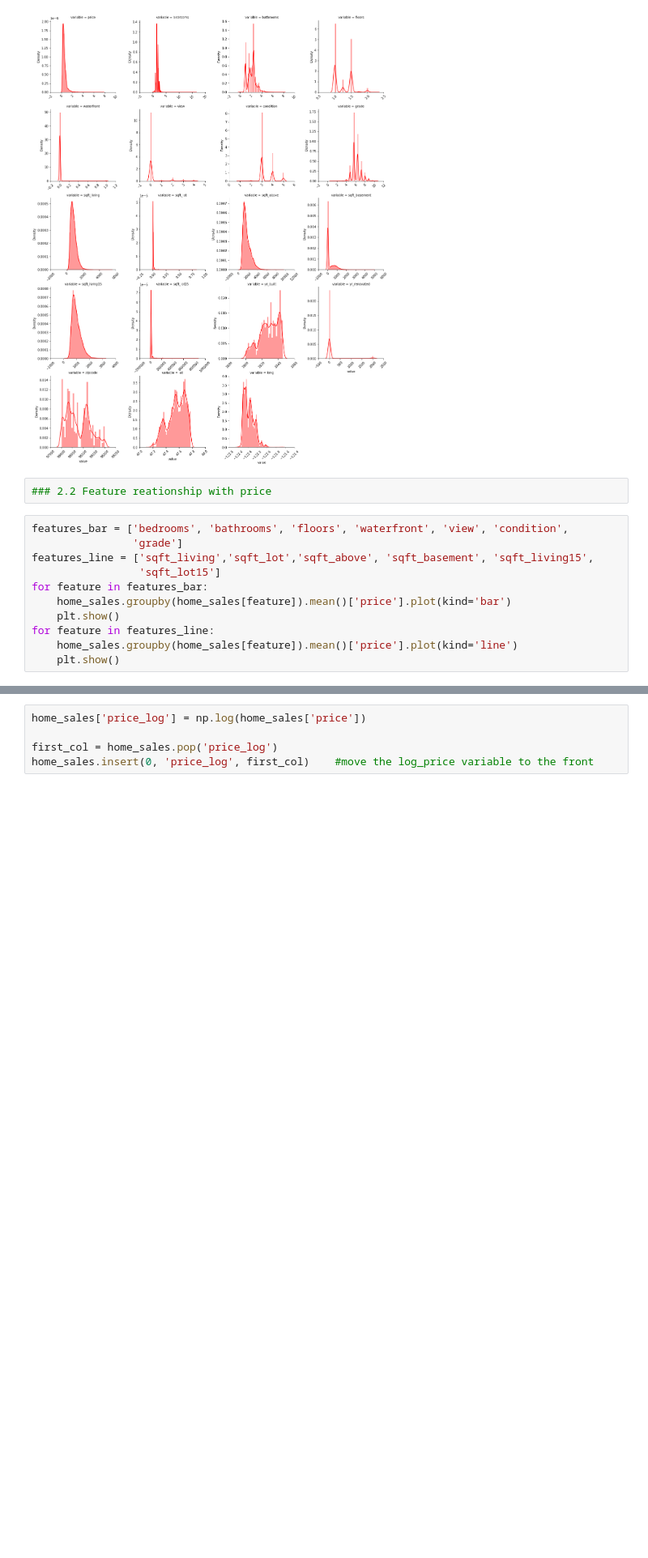
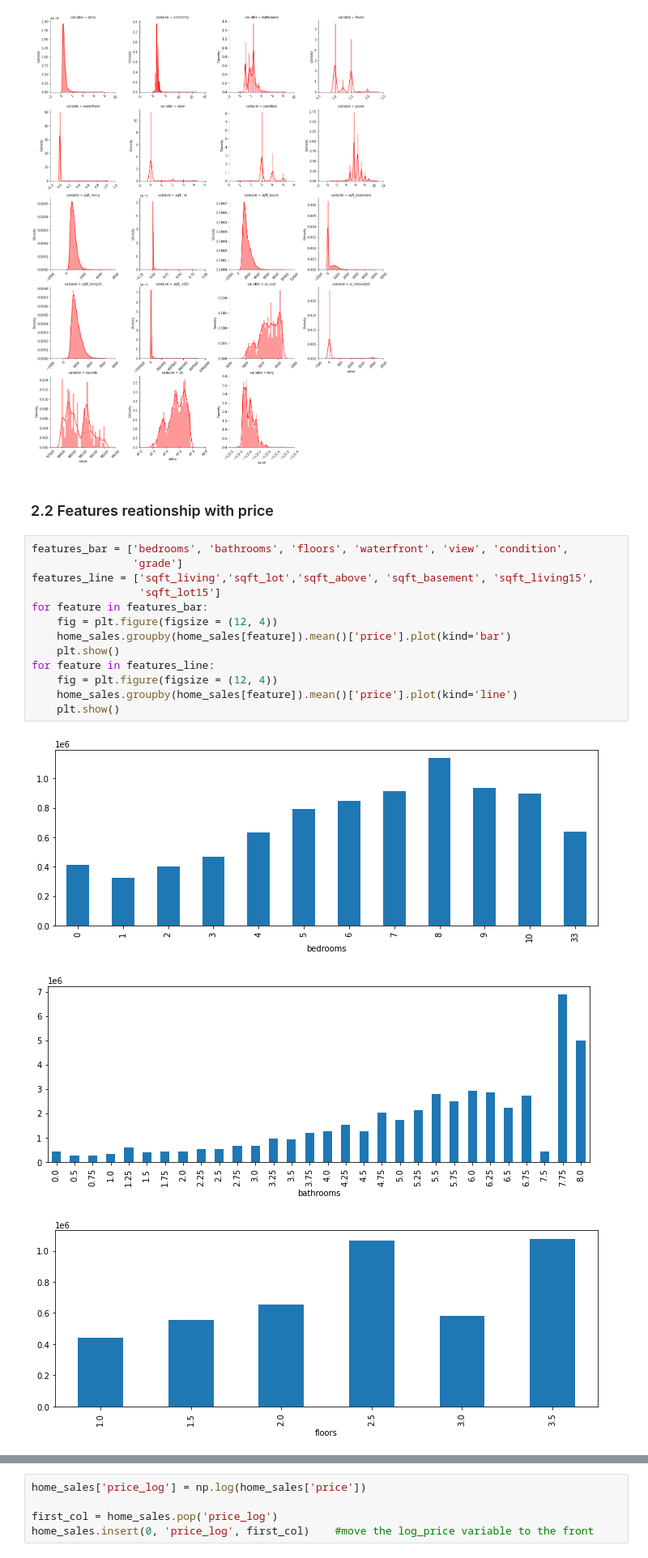
Before and after one commit to chunyanhao/Machine_Learning_Predict_House_Price, a Jupyter notebook: House_Price_Prediction.ipynb, the cells around one changed output, grey strips where cells are left out. Shown at 81% size. Drawn from its saved outputs; the diff is of its cells as text; blank space fills up the shorter version.

```diff
--- a/Predicting_housing_prices_in_King_County.ipynb
+++ b/House_Price_Prediction.ipynb
@@ -129,16 +124,22 @@ dis_plot.set_xticklabels(rotation = 45)
 plt.show()
 # %% [output]
 [figure]
-# %%
-### 2.2 Feature reationship with price
+# %% [markdown]
+### 2.2 Features reationship with price
 # %%
 features_bar = ['bedrooms', 'bathrooms', 'floors', 'waterfront', 'view', 'condition',
                 'grade']
 features_line = ['sqft_living','sqft_lot','sqft_above', 'sqft_basement', 'sqft_living15',
                  'sqft_lot15']
 for feature in features_bar:
+    fig = plt.figure(figsize = (12, 4))
     home_sales.groupby(home_sales[feature]).mean()['price'].plot(kind='bar')
     plt.show()
 for feature in features_line:
+    fig = plt.figure(figsize = (12, 4))
     home_sales.groupby(home_sales[feature]).mean()['price'].plot(kind='line')
     plt.show()
+# %% [output]
+[figure, added]
+[figure, added]
+[figure, added]
```
Also changed, not shown: parts of 24 cells of this notebook, 1 other file.
